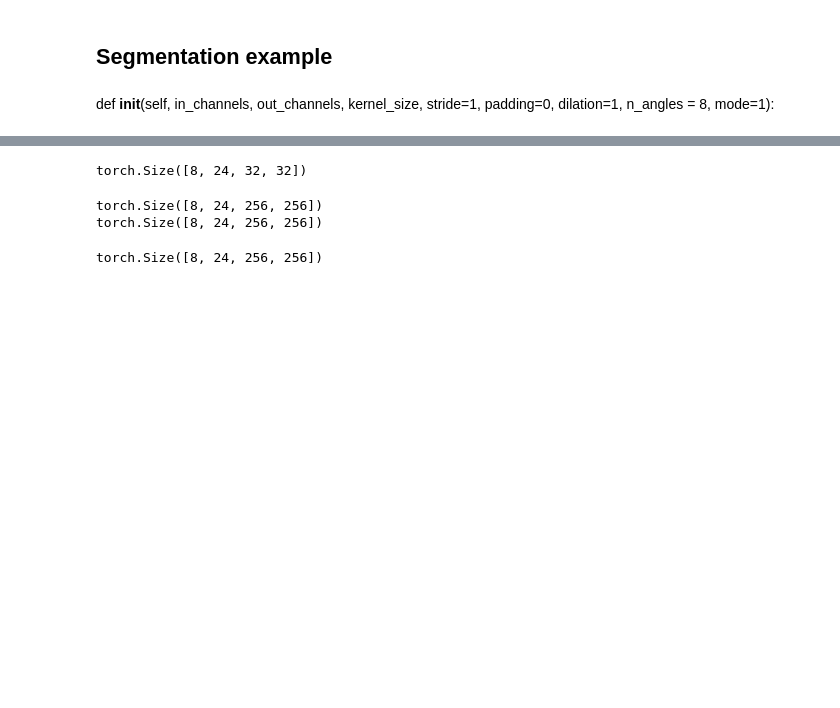
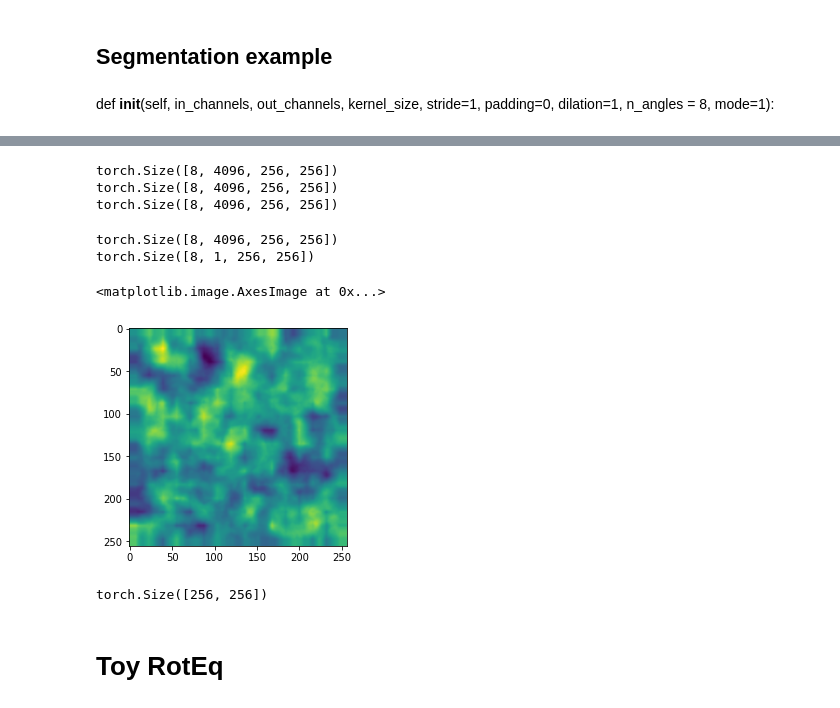
Before and after one commit to j-csc/rotation, a Jupyter notebook: RotEqNet Toy Example.ipynb, the cells around one changed output, grey strips where cells are left out. Saved outputs shown, nothing was run; the diff lists cells and outputs as text; code cells hidden in the pictures; blank space fills up the shorter version.

```diff
--- a/RotEqNet Toy Example.ipynb
+++ b/RotEqNet Toy Example.ipynb
@@ -165,17 +152,33 @@ torch.Size([8, 18, 32, 32])
-# %%
-x = RotConv(3*N, 4*N, [9, 9], 1, 9 // 2, n_angles=6, mode=2)(x)
-print(x[0].shape)
-# %% [output]
-torch.Size([8, 24, 32, 32])
-# %%
-x = VectorUpsampling(size=256)(x)
-print(x[0].shape)
-x = Vector2Magnitude()(x)
-print(x.shape)
-# %% [output]
-torch.Size([8, 24, 256, 256])
-torch.Size([8, 24, 256, 256])
-# %%
-x.shape
-# %% [output]
-torch.Size([8, 24, 256, 256])
+# %%
+x = nn.Conv2d(512, 4096, 1)(x)  # FC1
+print(x.shape)
+x = nn.BatchNorm2d(4096)(x)
+print(x.shape)
+x = nn.ReLU()(x)
+print(x.shape)
+# %% [output]
+torch.Size([8, 4096, 256, 256])
+torch.Size([8, 4096, 256, 256])
+torch.Size([8, 4096, 256, 256])
+# %%
+x = nn.Dropout2d(0.7)(x)
+print(x.shape)
+x = nn.Conv2d(4096, 1, 1)(x)  # FC2
+print(x.shape)
+# %% [output]
+torch.Size([8, 4096, 256, 256])
+torch.Size([8, 1, 256, 256])
+# %%
+temp = (x[0][0])
+temp = temp.detach().cpu()
+# %%
+plt.imshow(temp)
+# %% [output]
+<matplotlib.image.AxesImage at 0x...>
+[figure, added]
+# %%
+temp.shape
+# %% [output]
+torch.Size([256, 256])
+# %% [markdown]
+# Toy RotEq
```
Also changed, not shown: parts of 6 cells of this notebook, 2 other files.
